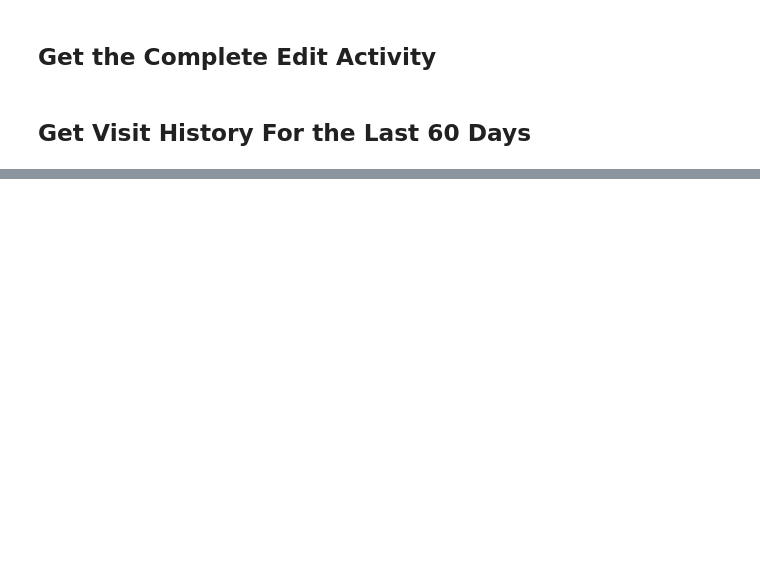
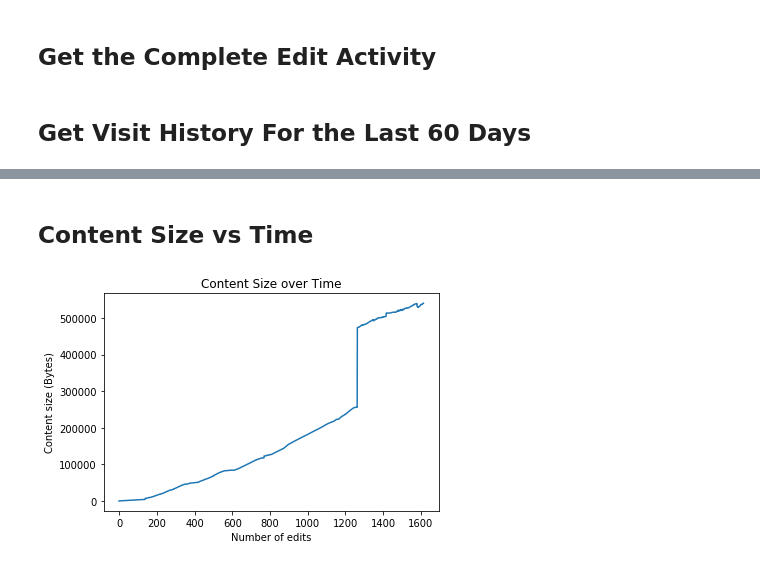
Before and after one commit to eozd/wikidata-edit-history, a Jupyter notebook: analysis.ipynb, the cells around one changed output, grey strips where cells are left out. Cells and saved outputs as stored; diff of their text form; code cells hidden in the pictures; blank space fills up the shorter version.

```diff
--- a/analysis.ipynb
+++ b/analysis.ipynb
@@ -90,0 +159,11 @@ visit_hist(canton_zurich)
+# %% [markdown]
+## Content Size vs Time
+# %%
+size = edit_df['Size'].values
+size = size[::-1]
+plt.plot(size)
+plt.xlabel('Number of edits')
+plt.ylabel('Content size (Bytes)')
+plt.title('Content Size over Time');
+# %% [output]
+[figure, added]
```
Also changed, not shown: parts of 19 cells of this notebook.
